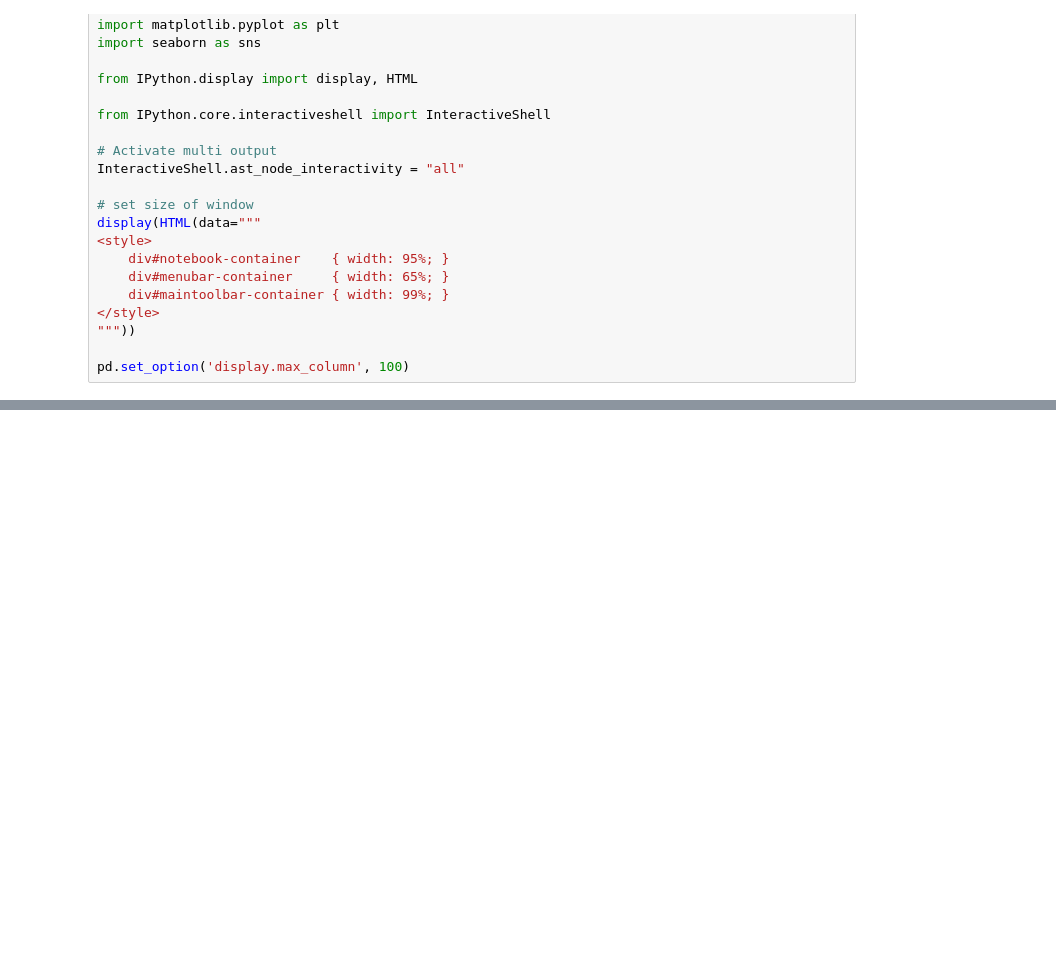
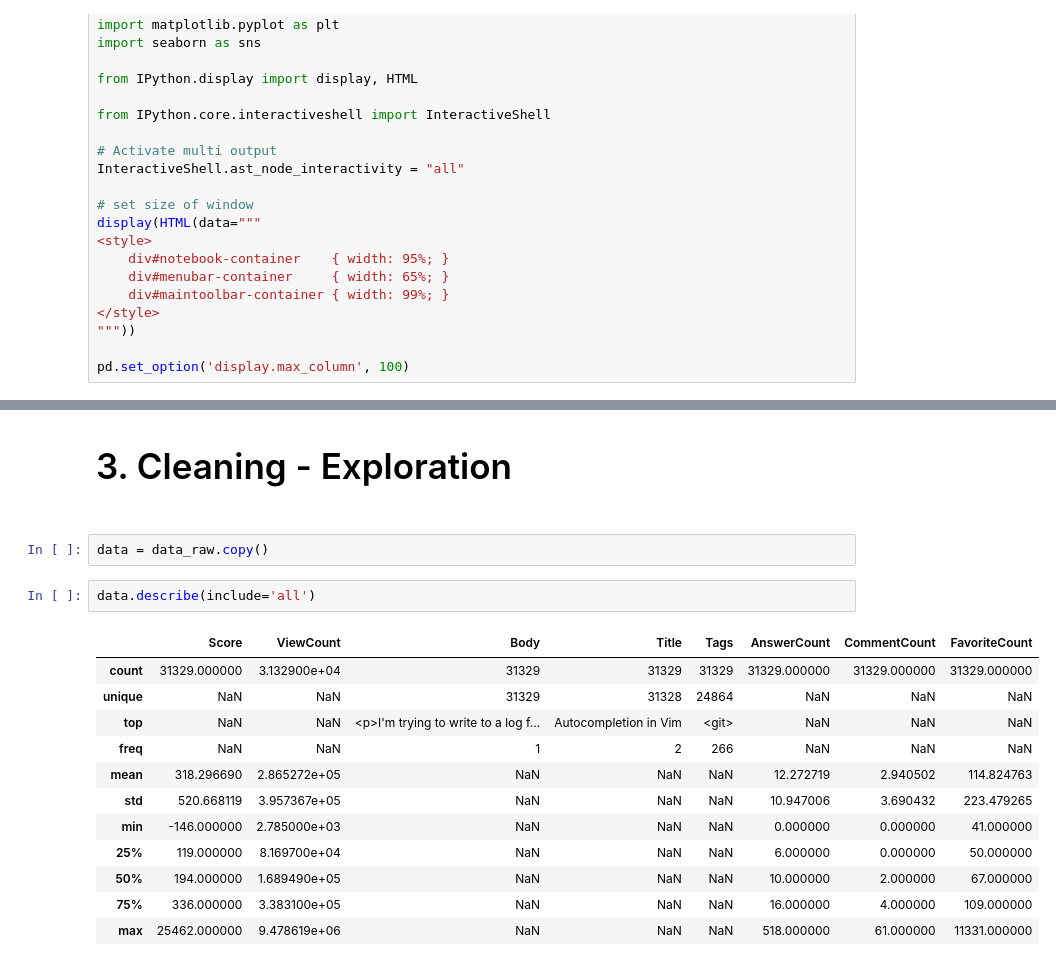
Before and after one commit to abugeia/P5_OCR_categorize_questions, a Jupyter notebook: P5_01_notebookexploration.ipynb, the cells around one changed output, grey strips where cells are left out. Cells and saved outputs as stored; diff of their text form; blank space fills up the shorter version.

```diff
--- a/P5_01_notebookexploration.ipynb
+++ b/P5_01_notebookexploration.ipynb
@@ -80,0 +194,22 @@ Amateur de Stack Overflow, qui vous a souvent sauvé la mise, vous décidez d'ai
+# %% [markdown]
+<a id="3"></a>
+    <h2 style="font-family:verdana;font-size:250%;text-align:left;">3. Cleaning - Exploration</h2>
+
+<a href="#top" class="btn btn-primary btn-sm" role="button" aria-pressed="true" style="color:white" data-toggle="popover">Sommaire</a>
+# %%
+data = data_raw.copy()
+# %%
+data.describe(include='all')
+# %% [output]
+|  | Score | ViewCount | Body | Title | Tags | AnswerCount | CommentCount | FavoriteCount |
+| count | 31329.000000 | 3.132900e+04 | 31329 | 31329 | 31329 | 31329.000000 | 31329.000000 | 31329.000000 |
+| unique | NaN | NaN | 31329 | 31328 | 24864 | NaN | NaN | NaN |
+| top | NaN | NaN | <p>I'm trying to write to a log f... | Autocompletion in Vim | <git> | NaN | NaN | NaN |
+| freq | NaN | NaN | 1 | 2 | 266 | NaN | NaN | NaN |
+| mean | 318.296690 | 2.865272e+05 | NaN | NaN | NaN | 12.272719 | 2.940502 | 114.824763 |
+| std | 520.668119 | 3.957367e+05 | NaN | NaN | NaN | 10.947006 | 3.690432 | 223.479265 |
+| min | -146.000000 | 2.785000e+03 | NaN | NaN | NaN | 0.000000 | 0.000000 | 41.000000 |
+| 25% | 119.000000 | 8.169700e+04 | NaN | NaN | NaN | 6.000000 | 0.000000 | 50.000000 |
+| 50% | 194.000000 | 1.689490e+05 | NaN | NaN | NaN | 10.000000 | 2.000000 | 67.000000 |
+| 75% | 336.000000 | 3.383100e+05 | NaN | NaN | NaN | 16.000000 | 4.000000 | 109.000000 |
+| max | 25462.000000 | 9.478619e+06 | NaN | NaN | NaN | 518.000000 | 61.000000 | 11331.000000 |
```
Also changed, not shown: parts of 8 cells of this notebook, 1 other file.
